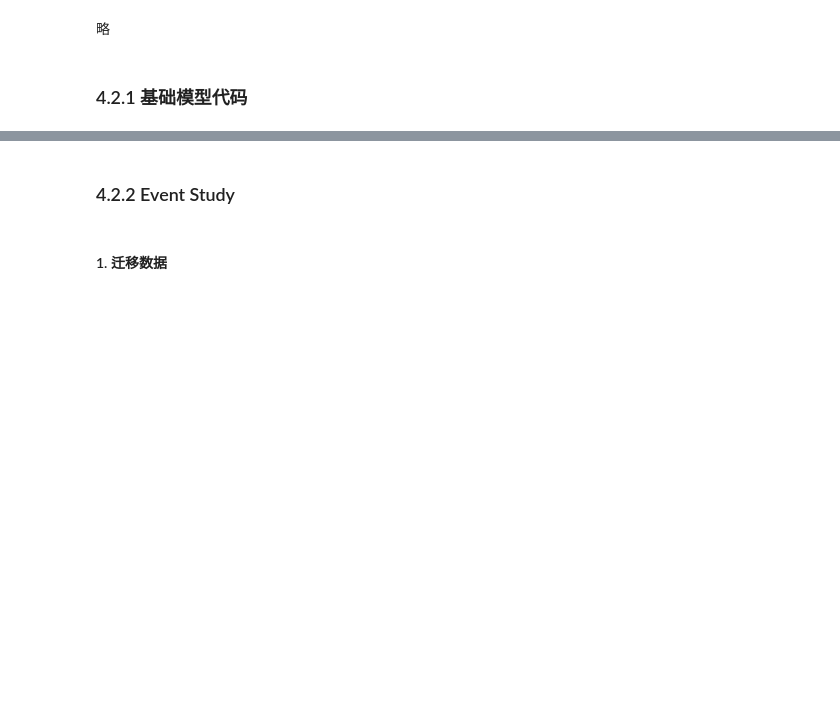
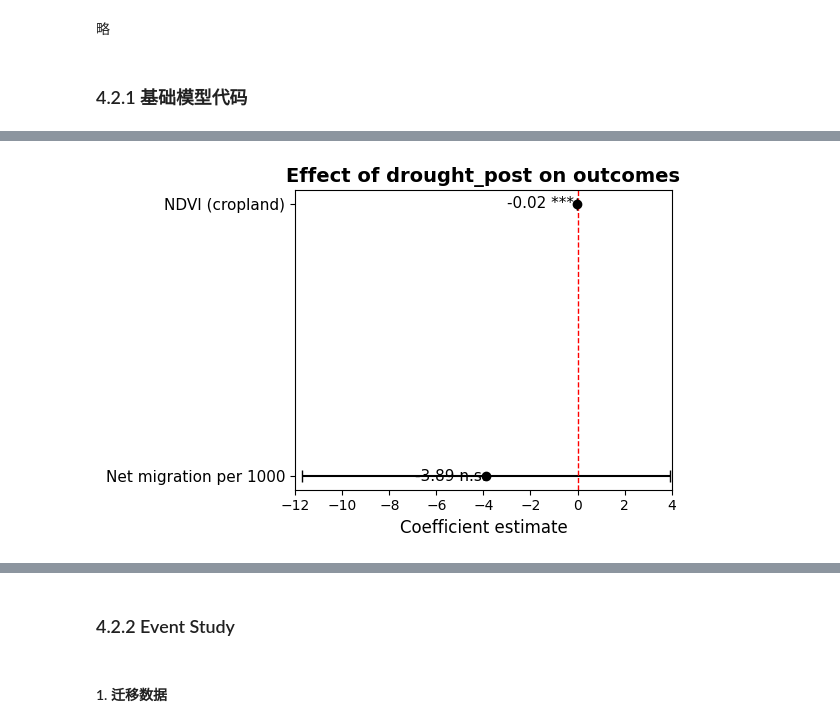
Before and after one commit to ixxiiris/CASA_Dissertation, a Jupyter notebook: DiD/did_event.ipynb, the cells around one changed output, grey strips where cells are left out. Cells and saved outputs as stored; diff of their text form; code cells hidden in the pictures; blank space fills up the shorter version.

```diff
--- a/DiD/did_event.ipynb
+++ b/DiD/did_event.ipynb
@@ -378,0 +466,65 @@ Notes:
+# %%
+import matplotlib.pyplot as plt
+import pandas as pd
+
+# 数据（替换成你模型的真实值）
+coef_data = [
+    {'model': 'NDVI (cropland)', 'coef': model_ndvi.params['drought_post'], 'se': model_ndvi.bse['drought_post'], 'pval': model_ndvi.pvalues['drought_post']},
+    {'model': 'Net migration per 1000', 'coef': model_mig.params['drought_post'], 'se': model_mig.bse['drought_post'], 'pval': model_mig.pvalues['drought_post']}
+]
+df_coef = pd.DataFrame(coef_data)
+
+# 反转顺序（农业在上，迁移在下）
+df_coef = df_coef.iloc[::-1].reset_index(drop=True)
+
+# 显著性符号函数
+def significance_symbol(p):
+    if p < 0.01:
+        return "***"
+    elif p < 0.05:
+        return "**"
+    elif p < 0.1:
+        return "*"
+    else:
+        return "n.s."
+
+df_coef['sig'] = df_coef['pval'].apply(significance_symbol)
+
+# 绘图
+fig, ax = plt.subplots(figsize=(6,4))
+
+ax.errorbar(
+    df_coef['coef'],
+    df_coef['model'],
+    xerr=1.96 * df_coef['se'],
+    fmt='o',
+    color='black',
+    capsize=4,
+    markersize=6
+)
+
+# 零参考线
+ax.axvline(0, color='red', linestyle='--', lw=1)
+
+# 添加系数数值 + 显著性
+for i, (coef, sig) in enumerate(zip(df_coef['coef'], df_coef['sig'])):
+    # 根据正负号调整偏移
+    if coef >= 0:
+        ax.text(coef + 3, i, f"{coef:+.2f} {sig}",
+                va='center', fontsize=11, color='black')
+    else:
+        ax.text(coef - 3, i, f"{coef:+.2f} {sig}",
+                va='center', fontsize=11, color='black')
+
+# 样式
+ax.set_xlabel('Coefficient estimate', fontsize=12)
+ax.set_ylabel('')
+ax.set_title('Effect of drought_post on outcomes', fontsize=14, fontweight='bold')
+ax.tick_params(axis='y', labelsize=11)
+ax.tick_params(axis='x', labelsize=10)
+ax.set_xlim(-12, 4)  # 根据实际数据调整范围
+
+plt.tight_layout()
+plt.show()
+# %% [output]
+[figure, added]
```
Also changed, not shown: parts of 6 cells of this notebook, 3 other files.
